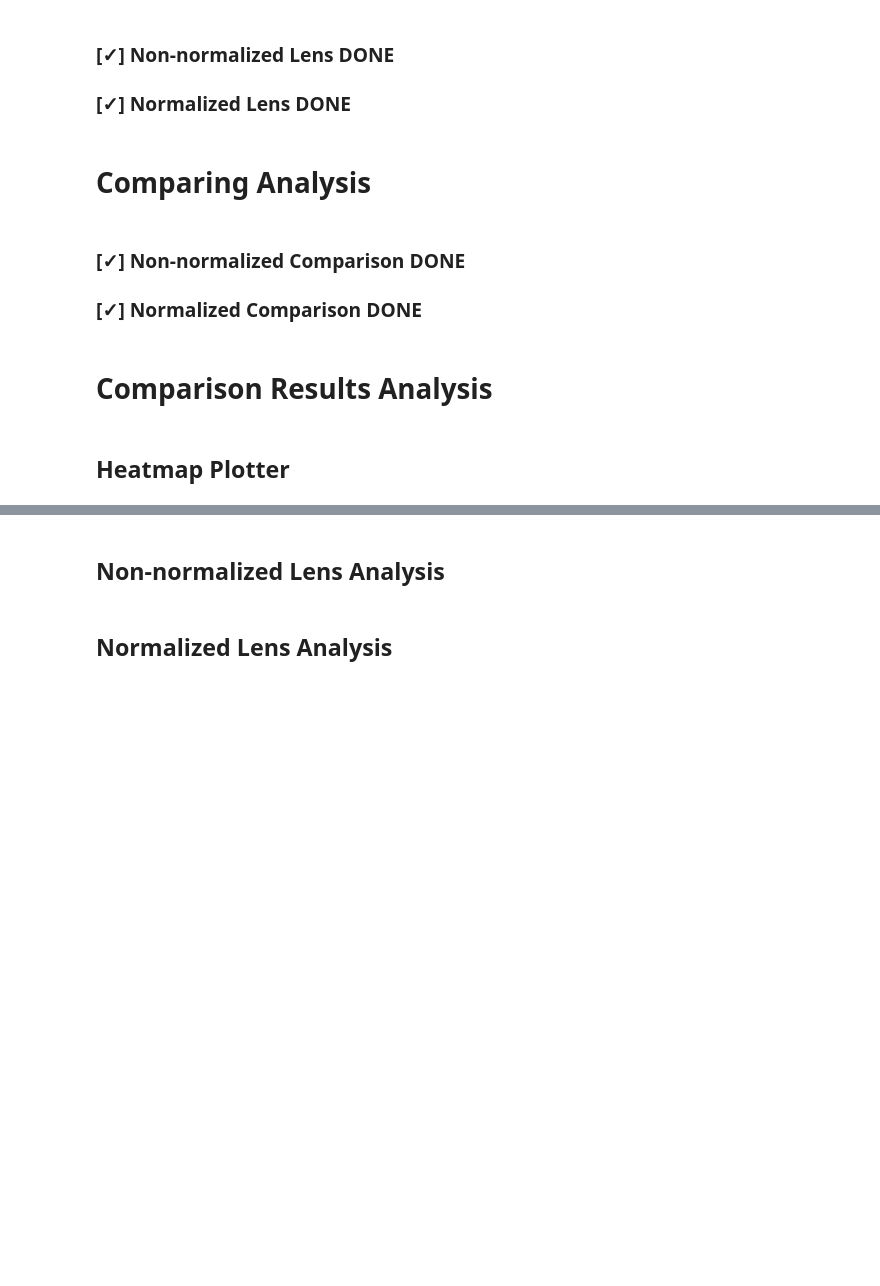
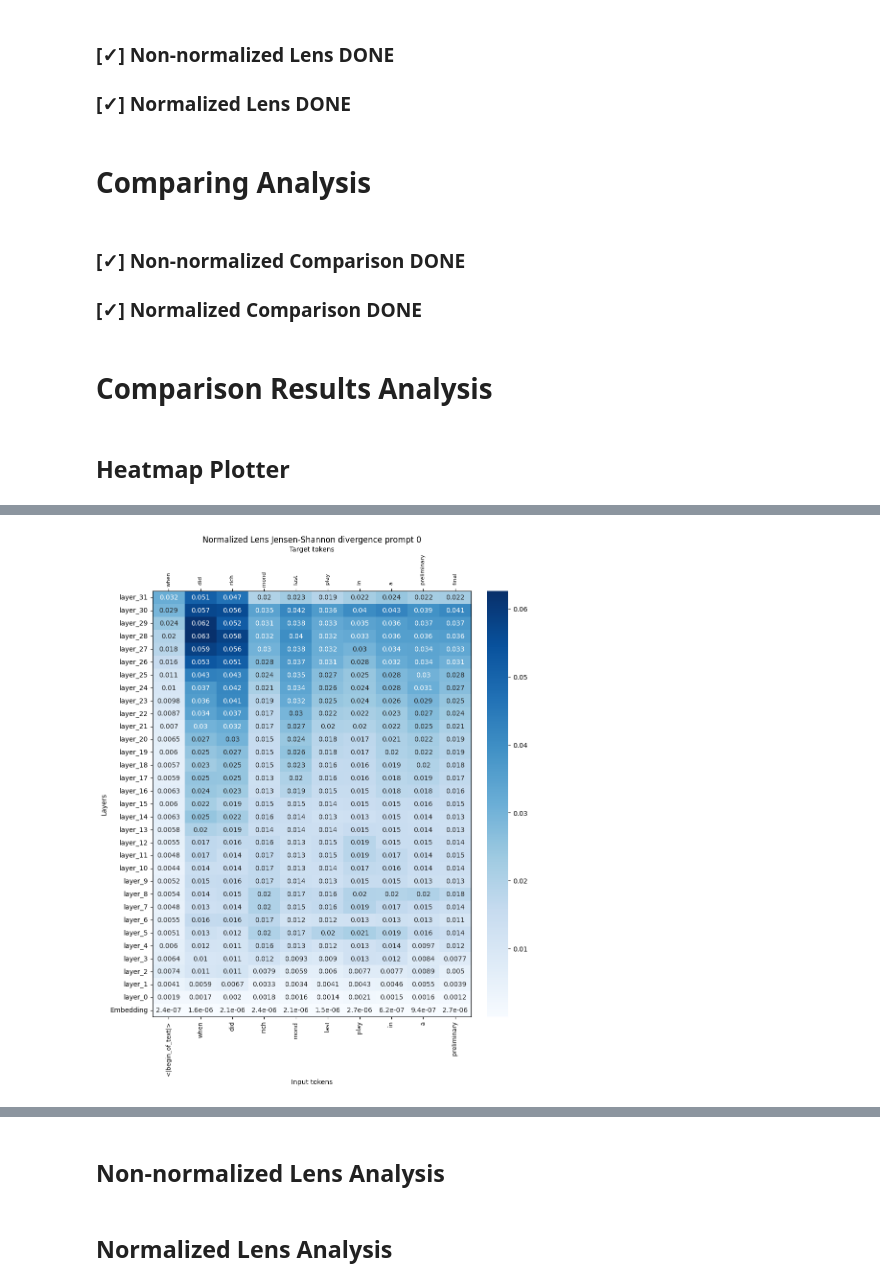
Before and after one commit to AnnemetteBP/LogitDiffLens, a Jupyter notebook: llama_logit_lens.ipynb, the cells around one changed output, grey strips where cells are left out. Drawn from its saved outputs; the diff is of its cells as text; code cells hidden in the pictures; blank space fills up the shorter version.

```diff
--- a/llama_logit_lens.ipynb
+++ b/llama_logit_lens.ipynb
@@ -616,3 +616,24 @@ torch.save(detailed, save_path)
 # Comparison Results Analysis
 # %% [markdown]
 ## Heatmap Plotter
+# %%
+import torch
+from transformers import AutoTokenizer
+
+raw = "raw"
+norm = "norm"
+batch_num = 0
+
+# Load non-normalized lens comparison data:
+raw_data = torch.load(
+    f"logs/topk_compare/batch_{raw}/nq_200/nq_query_200_batch{batch_num}.pt",
+    weights_only=False
+)
+
+# Load normalized lens comparison data:
+norm_data = torch.load(
+    f"logs/topk_compare/batch_{norm}/nq_200/nq_query_200_batch{batch_num}.pt",
+    weights_only=False
+)
+# %%
+tokenizer = AutoTokenizer.from_pretrained("Models/LLaMA3Instruct")
@@ -648,6 +700,16 @@ def plot_heatmap(data, tokenizer, prompt_id=0, mask_ids=[128000, 128009],
     min_len = min(len(input_ids), len(target_ids))
     input_ids = input_ids[:min_len]
     target_ids = target_ids[:min_len]
+
+    mask_ids = [tokenizer.bos_token_id, tokenizer.eos_token_id, tokenizer.pad_token_id]
+    mask_ids = [mid for mid in mask_ids if mid is not None]
+
+    for r in data:
+        if "targets" in r and r["targets"] is not None:
+            mask = ~torch.isin(r["targets"], torch.tensor(mask_ids))
+            for m in ["kl_ab", "kl_ba", "jsd_div", "jsd_dist", "vocab_tvd"]:
+                if m in r and isinstance(r[m], torch.Tensor):
+                    r[m][~mask] = float("nan")
 
     keep_mask = torch.ones_like(target_ids, dtype=torch.bool)
     for mid in mask_ids:
@@ -699,3 +761,14 @@ def plot_heatmap(data, tokenizer, prompt_id=0, mask_ids=[128000, 128009],
     if save_path is not None:
         plt.savefig(save_path, dpi=300, bbox_inches="tight")
     plt.show()
+# %%
+data = norm_data
+fig_raw = "figs/norm_lens/jsd_div_prompt0.png"
+plot_heatmap(
+    data, tokenizer, prompt_id=0,
+    metric="jsd_div", color_map="Blues",
+    title="Normalized Lens Jensen-Shannon divergence",
+    save_path=fig_raw
+)
+# %% [output]
+[figure, added]
```
Also changed, not shown: parts of 3 cells of this notebook.
